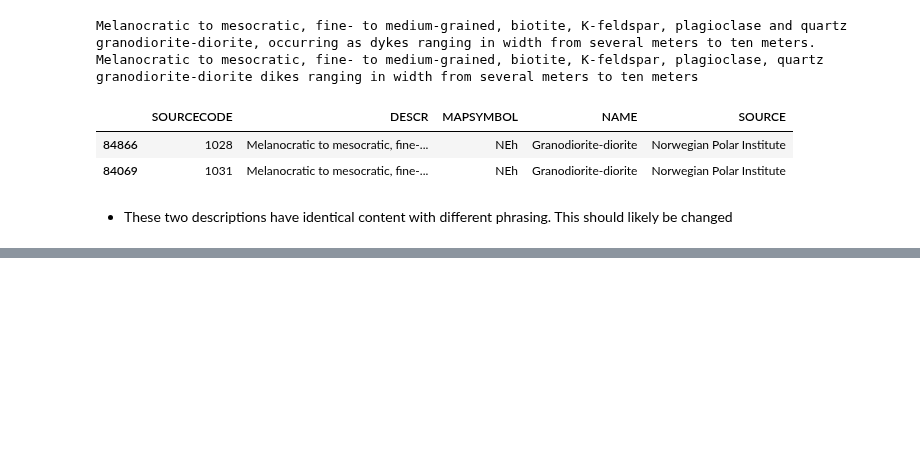
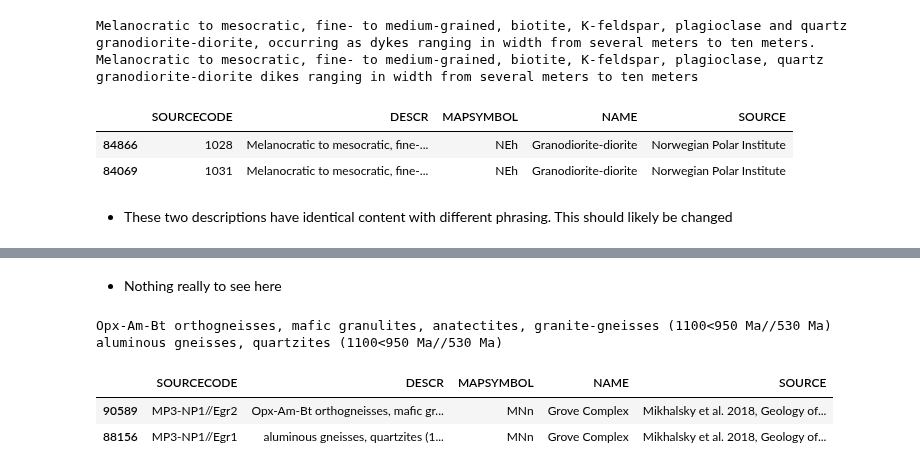
Before and after one commit to selkind/GeoMap, a Jupyter notebook: name_descr_investigation.ipynb, the cells around one changed output, grey strips where cells are left out. Saved outputs shown, nothing was run; the diff lists cells and outputs as text; code cells hidden in the pictures; blank space fills up the shorter version.

```diff
--- a/name_descr_investigation.ipynb
+++ b/name_descr_investigation.ipynb
@@ -974,0 +1015,14 @@ Melanocratic to mesocratic, fine- to medium-grained, biotite, K-feldspar, plagio
+# %% [markdown]
+- Nothing really to see here
+# %%
+index = 33
+for i in name_descr_sets[index][1]["DESCR"]:
+    print(i)
+undifferentiated_til = create_src_descr_combos_by_name(name_descr_sets[index][0], data)
+display(undifferentiated_til)
+# %% [output]
+Opx-Am-Bt orthogneisses, mafic granulites, anatectites, granite-gneisses (1100<950 Ma//530 Ma)
+aluminous gneisses, quartzites (1100<950 Ma//530 Ma)
+|  | SOURCECODE | DESCR | MAPSYMBOL | NAME | SOURCE |
+| 90589 | MP3-NP1//Egr2 | Opx-Am-Bt orthogneisses, mafic gr... | MNn | Grove Complex | Mikhalsky et al. 2018, Geology of... |
+| 88156 | MP3-NP1//Egr1 | aluminous gneisses, quartzites (1... | MNn | Grove Complex | Mikhalsky et al. 2018, Geology of... |
```
Also changed, not shown: parts of 12 cells of this notebook.
